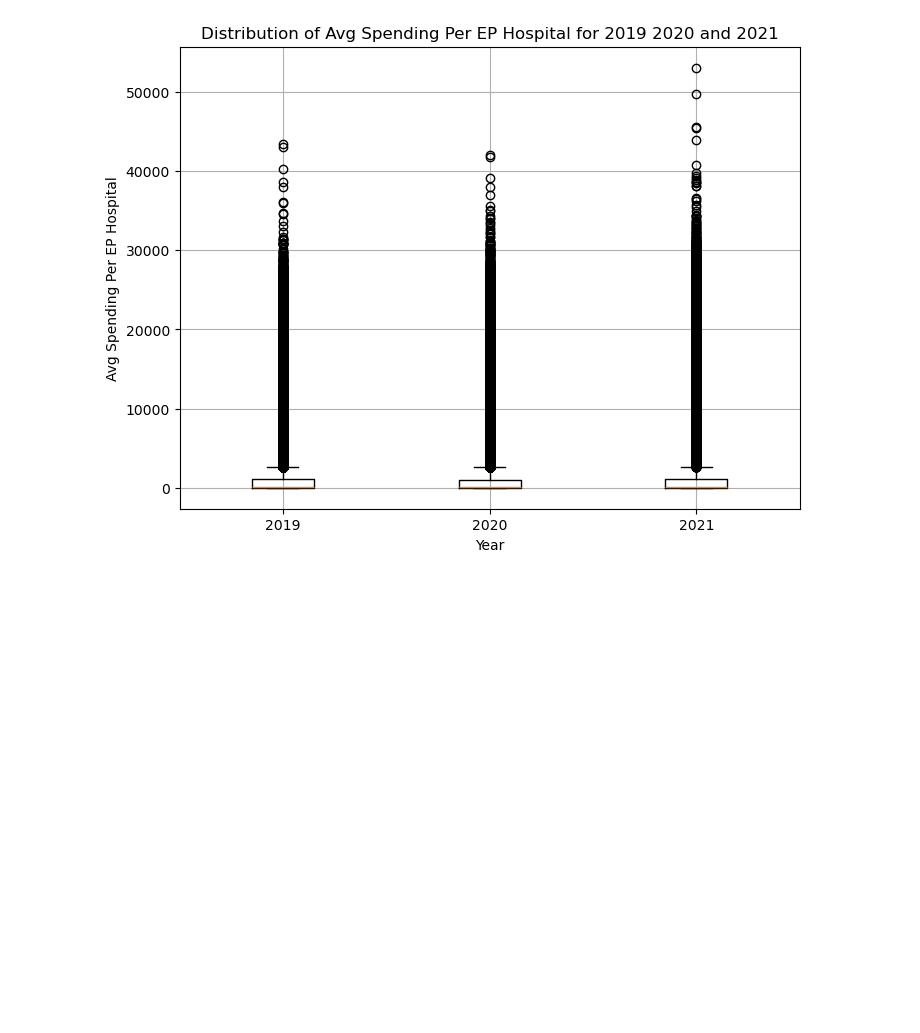
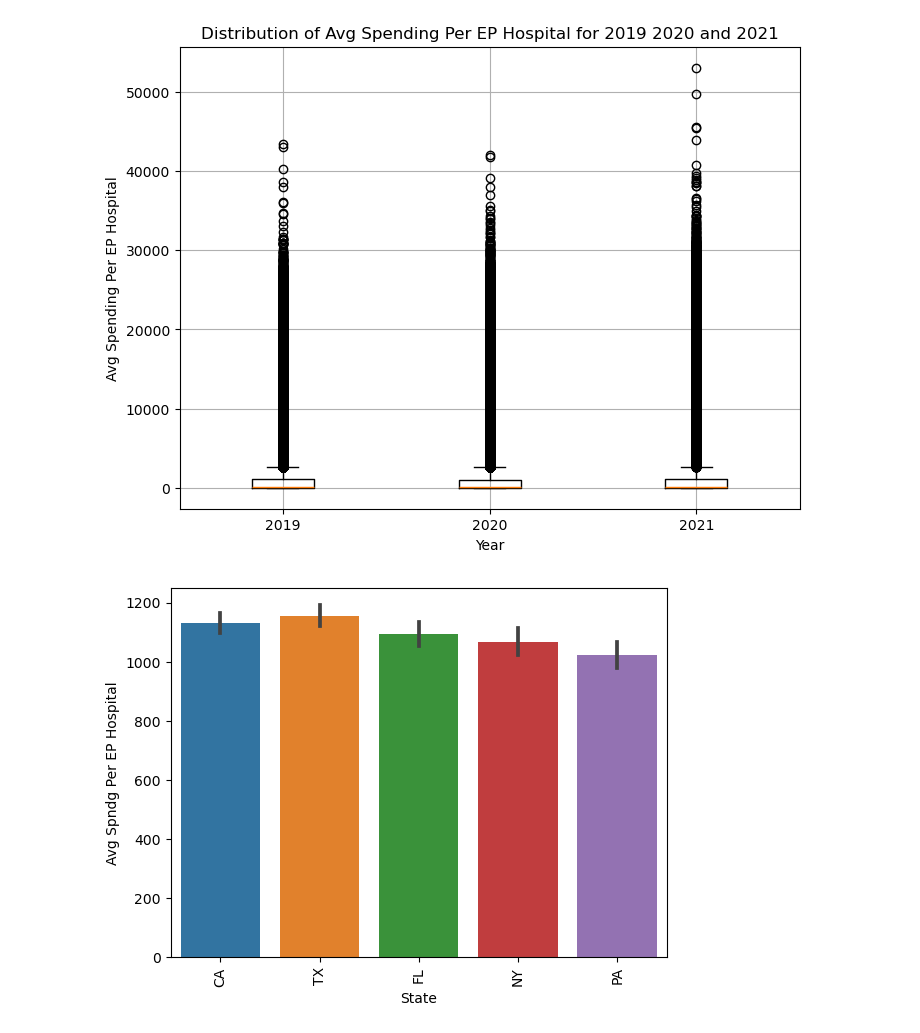
Before and after one commit to ZainabShafi/MEDICARE_EXPENDITURES_ANALYSIS, a Jupyter notebook: Project_1_DFs.ipynb, the cells around one changed output. Saved outputs shown, nothing was run; the diff lists cells and outputs as text; code cells hidden in the pictures; blank space fills up the shorter version.

Commit message:
BarPlot Seasborn fixed

```diff
--- a/Project_1_DFs.ipynb
+++ b/Project_1_DFs.ipynb
@@ -693,3 +695,16 @@ plt.grid(True)
 plt.show()
 # %% [output]
 [figure]
+# %%
+import seaborn as sns
+
+SpendingPerState = all_data_no_total.groupby('State')['Avg Spndg Per EP Hospital'].sum().sort_values(ascending = False)
+
+SeriesIndices = SpendingPerState.head().index[:]
+TopStatesSpendingList = SeriesIndices.tolist()
+
+AvgSpendingvsStateGraph = sns.barplot(x = all_data_no_total['State'], y = all_data_no_total['Avg Spndg Per EP Hospital'], order = TopStatesSpendingList)
+for element in AvgSpendingvsStateGraph.get_xticklabels():
+    element.set_rotation(90)
+# %% [output]
+[figure, added]
```
Also changed, not shown: parts of 2 cells of this notebook.
